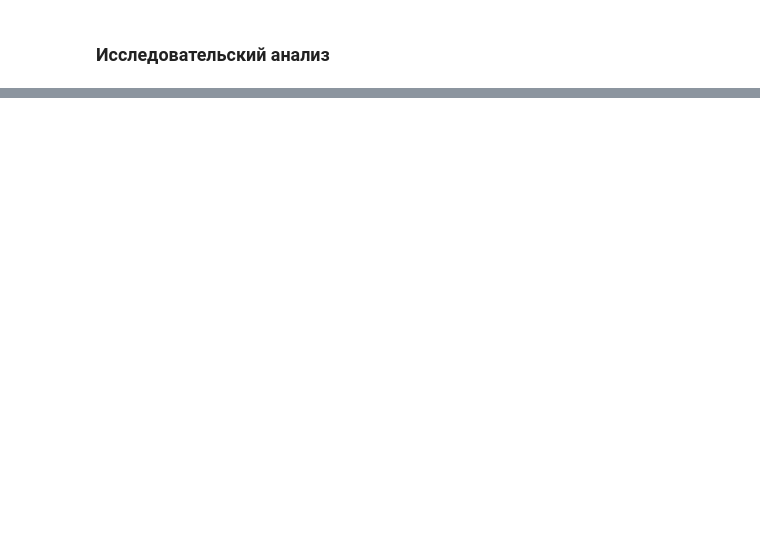
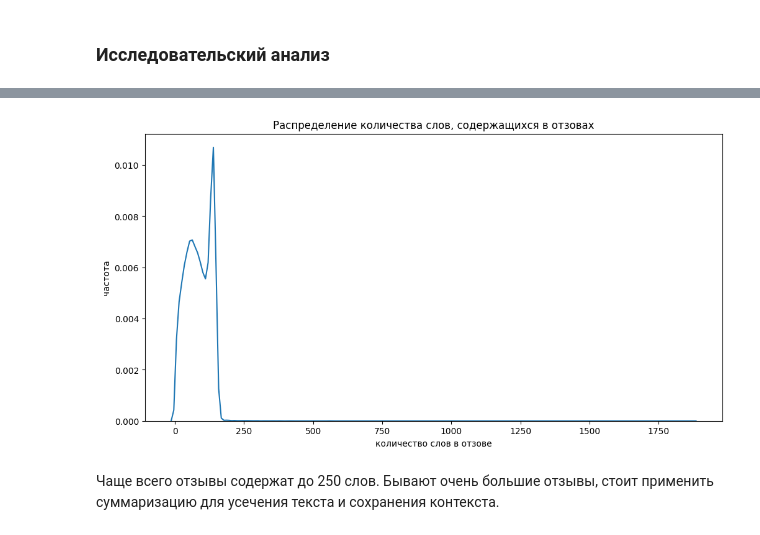
Before and after one commit to serguntsov/DRUG_FEEDBACK_NLP, a Jupyter notebook: MediSentiment.ipynb, the cells around one changed output, grey strips where cells are left out. Cells and saved outputs as stored; diff of their text form; code cells hidden in the pictures; blank space fills up the shorter version.

Commit message:
Применили суммаризацию для уменьшения текста

```diff
--- a/MediSentiment.ipynb
+++ b/MediSentiment.ipynb
@@ -162,0 +228,18 @@ drugs_data_test['review'] = drugs_data_test['review'].apply(get_clean_text)
+# %%
+# Функция для оценки распределения слов в отзовах
+def get_stats_hist(df, clm):
+    plt.figure(figsize=(12, 6))
+
+    len_token = df[clm].apply(lambda x: len(x.split()))
+    plt.title('Распределение количества слов, содержащихся в отзовах')
+    sns.kdeplot(data=len_token, bw_method=0.1)
+
+    plt.ylabel('частота')
+    plt.xlabel('количество слов в отзове')
+    plt.show()
+# %%
+get_stats_hist(drugs_data, 'review')
+# %% [output]
+[figure, added]
+# %% [markdown]
+Чаще всего отзывы содержат до 250 слов. Бывают очень большие отзывы, стоит применить суммаризацию для усечения текста и сохранения контекста.
```
Also changed, not shown: parts of 19 cells of this notebook.
